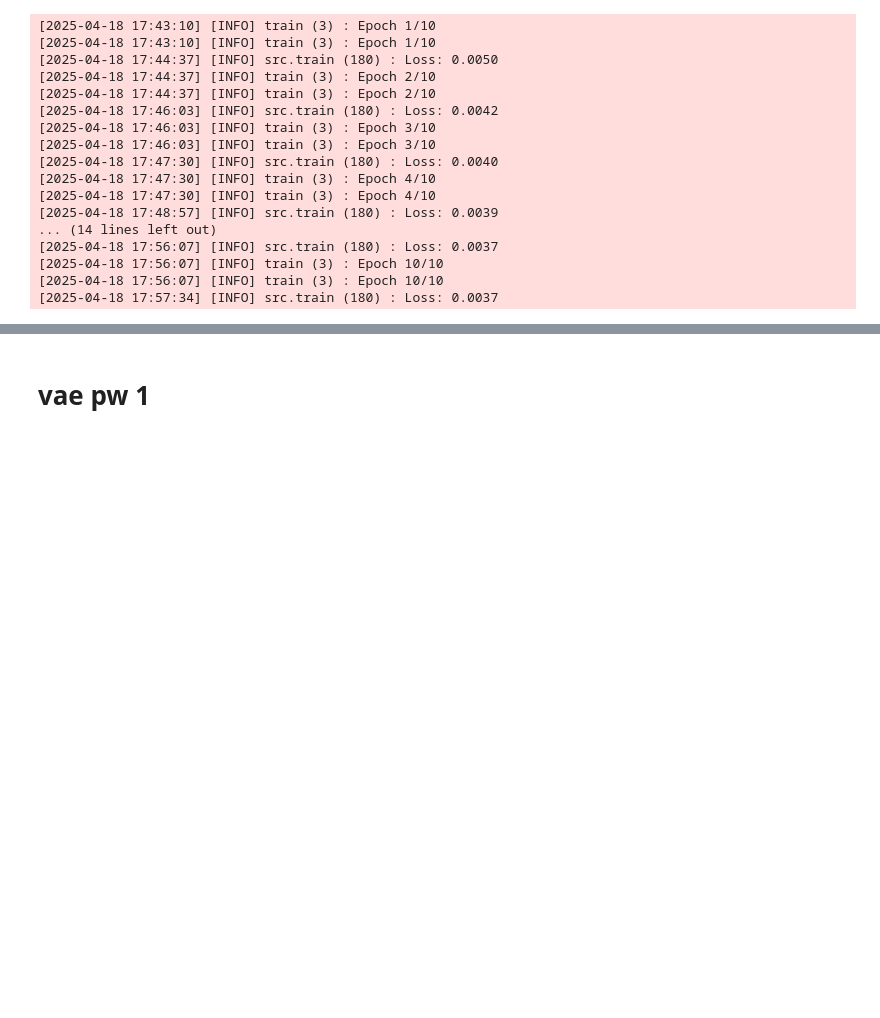
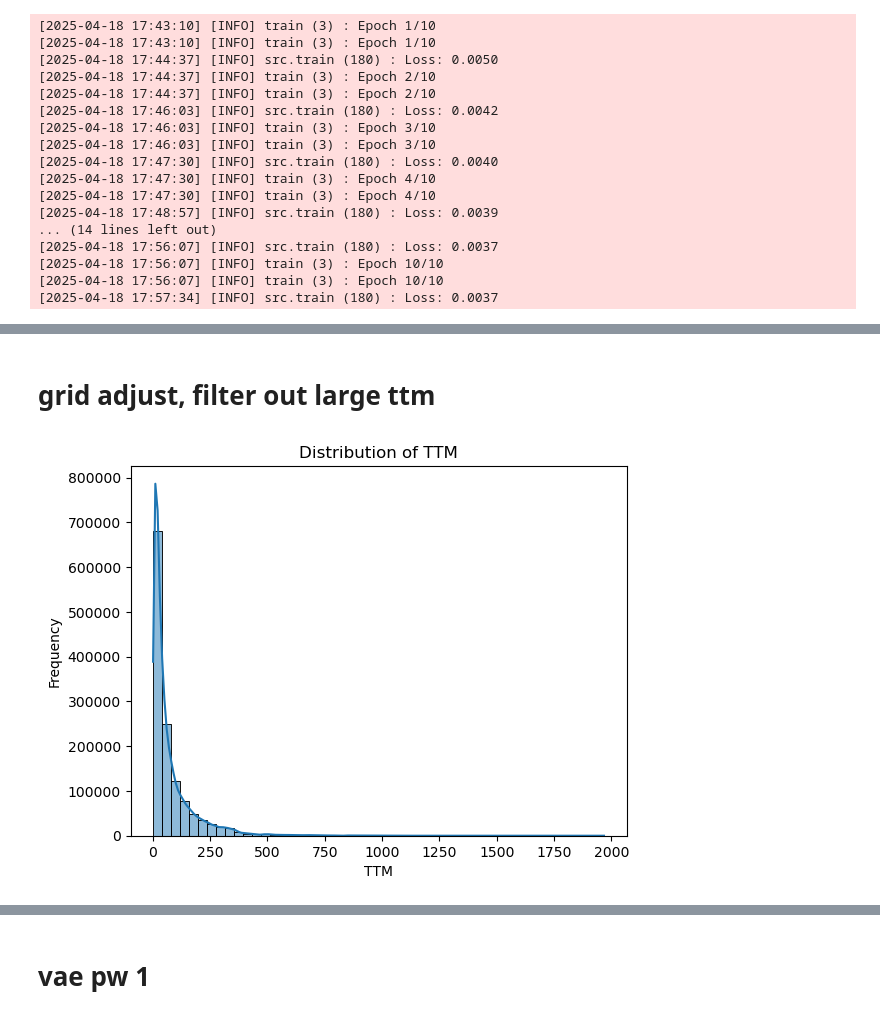
Before and after one commit to zhanghq-chn/VAE-VolSurface, a Jupyter notebook: examples/volsurface_gridtune.ipynb, the cells around one changed output, grey strips where cells are left out. Drawn from its saved outputs; the diff is of its cells as text; code cells hidden in the pictures; blank space fills up the shorter version.

```diff
--- a/examples/volsurface_gridtune.ipynb
+++ b/examples/volsurface_gridtune.ipynb
@@ -340,0 +387,11 @@ torch.save(trainer_grid_2.model.state_dict(), f"params/{trainer_grid_2.model_nam
+# %% [markdown]
+# grid adjust, filter out large ttm
+# %%
+from matplotlib import pyplot as plt
+sns.histplot(df['ttm'], bins=50, kde=True)
+plt.title('Distribution of TTM')
+plt.xlabel('TTM')
+plt.ylabel('Frequency')
+plt.show()
+# %% [output]
+[figure, added]
```
Also changed, not shown: parts of 24 cells of this notebook, 11 other files.
